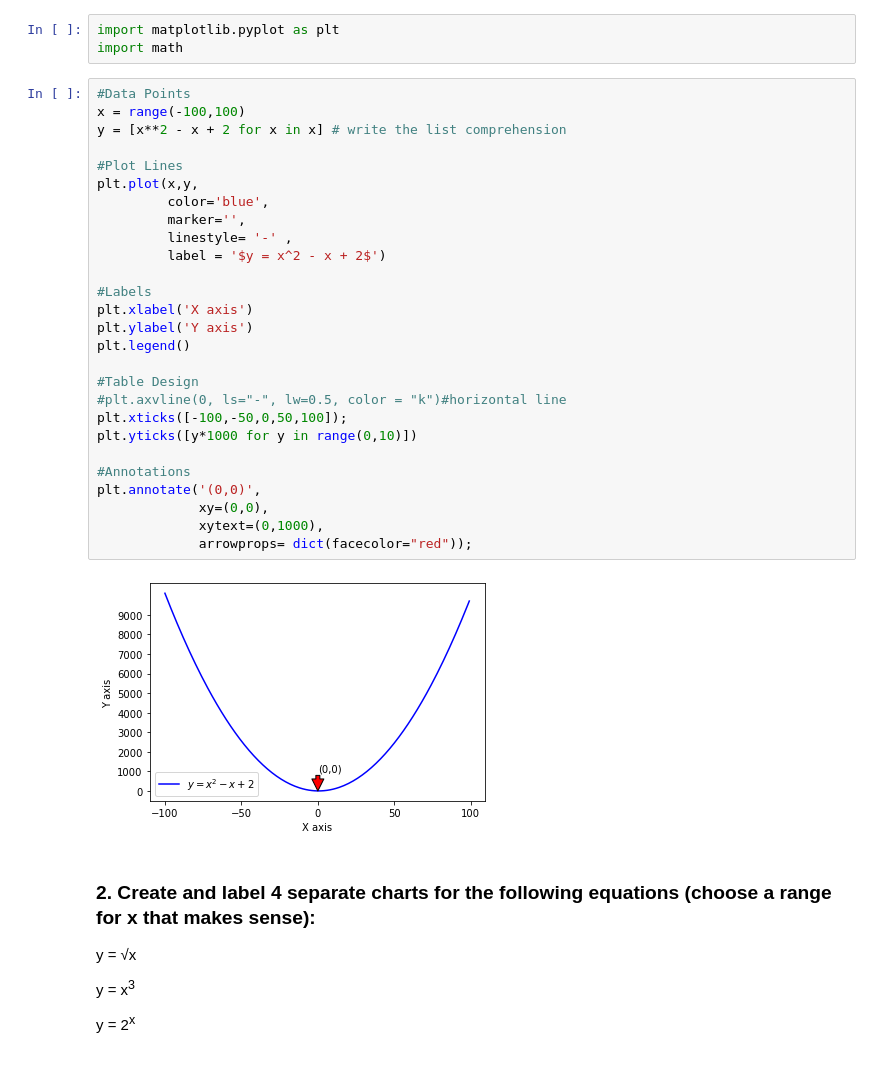
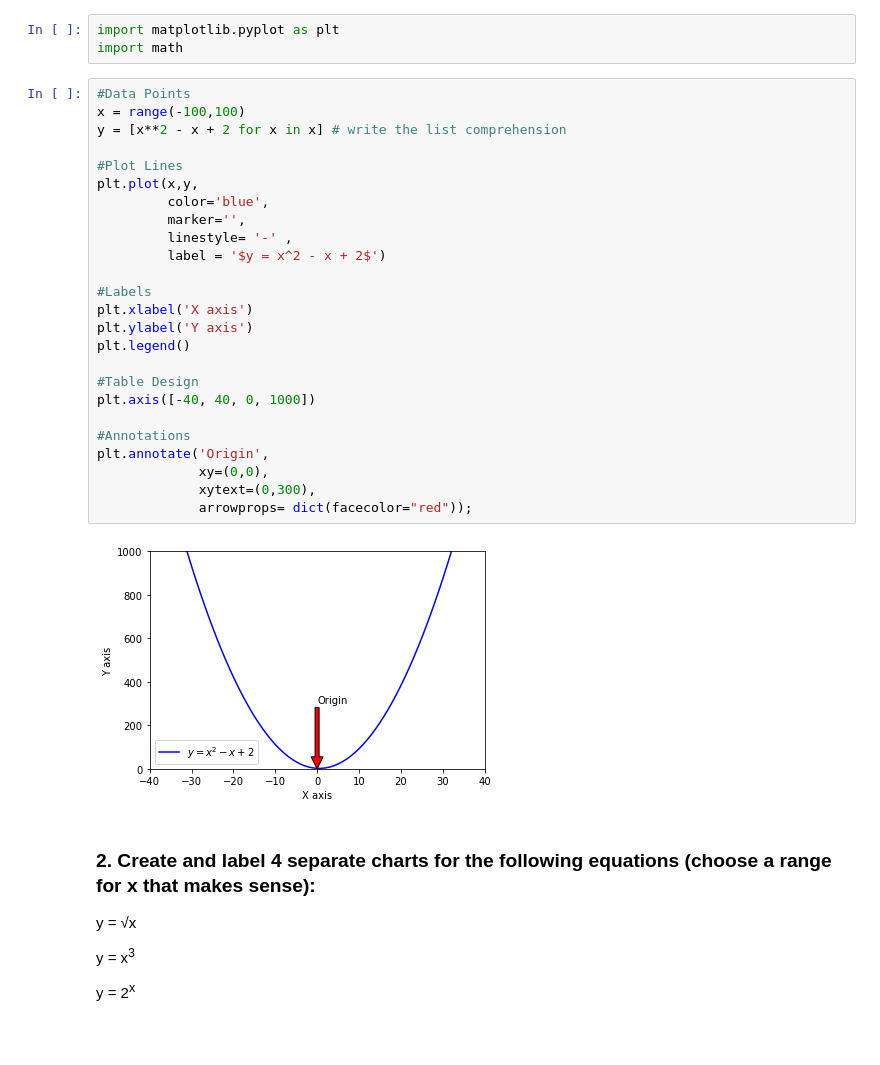
Before and after one commit to JeanetteSchulz/numpy-pandas-visualization-exercises, a Jupyter notebook: matplotlib_exercises.ipynb, the cells around one changed output. Cells and saved outputs as stored; diff of their text form.

```diff
--- a/matplotlib_exercises.ipynb
+++ b/matplotlib_exercises.ipynb
@@ -15,32 +15,30 @@ import math
 # %%
 #Data Points
 x = range(-100,100)
 y = [x**2 - x + 2 for x in x] # write the list comprehension
 
 #Plot Lines
 plt.plot(x,y,
          color='blue',
          marker='',
          linestyle= '-' ,
          label = '$y = x^2 - x + 2$')
 
 #Labels
 plt.xlabel('X axis')
 plt.ylabel('Y axis')
 plt.legend()
 
 #Table Design
-#plt.axvline(0, ls="-", lw=0.5, color = "k")#horizontal line
-plt.xticks([-100,-50,0,50,100]);
-plt.yticks([y*1000 for y in range(0,10)])
+plt.axis([-40, 40, 0, 1000])
 
 #Annotations
-plt.annotate('(0,0)',
+plt.annotate('Origin',
              xy=(0,0),
-             xytext=(0,1000),
+             xytext=(0,300),
              arrowprops= dict(facecolor="red"));
 # %% [output]
-[figure, old version]
+[figure, new version]
 # %% [markdown]
 ### 2. Create and label 4 separate charts for the following equations (choose a range for x that makes sense):
 
```
Also changed, not shown: parts of 6 cells of this notebook, 1 other file.
